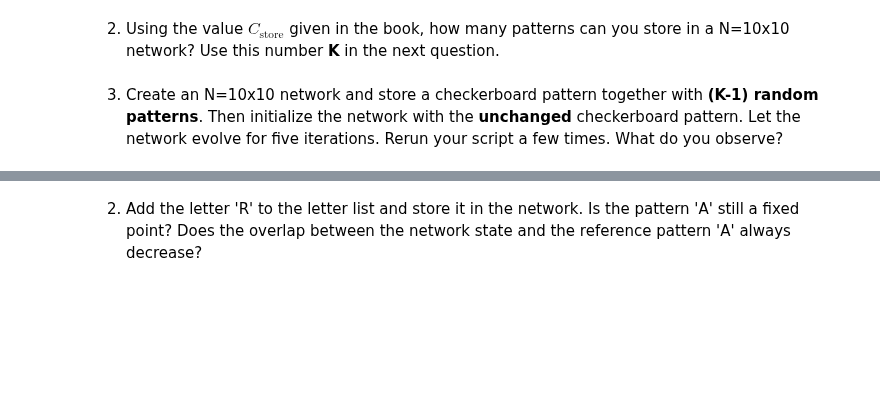
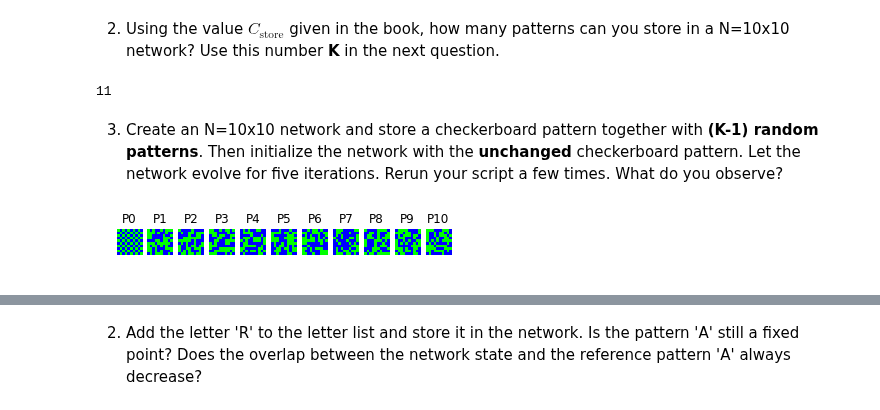
Before and after one commit to mackelab/msne-lsmlsda-2019, a Jupyter notebook: your-code/project1_NiLi/01_hopfield_network.ipynb, the cells around one changed output, grey strips where cells are left out. Cells and saved outputs as stored; diff of their text form; code cells hidden in the pictures; blank space fills up the shorter version.

```diff
--- a/your-code/project1_NiLi/01_hopfield_network.ipynb
+++ b/your-code/project1_NiLi/01_hopfield_network.ipynb
@@ -331,5 +329,26 @@ Larger networks can store more patterns. There is a theoretical limit: the capac
 1. A Hopfield network implements so called **associative** or **content-adressable** memory. Explain what this means.
 # %% [markdown]
 2. Using the value $C_\text{store}$ given in the book, how many patterns can you store in a N=10x10 network? Use this number **K** in the next question.
+# %%
+C_store = 0.138
+num_nRs = 10*10
+M_max = C_store*num_nRs
+K= int(M_max)-2
+print(K)
+# %% [output]
+11
 # %% [markdown]
 3. Create an N=10x10 network and store a checkerboard pattern together with **(K-1) random patterns**. Then initialize the network with the **unchanged** checkerboard pattern. Let the network evolve for five iterations. Rerun your script a few times. What do you observe?
+# %%
+pattern_size = 10
+hopfield_net4 = network.HopfieldNetwork(nr_neurons=pattern_size**2)
+
+factory10 = pattern_tools.PatternFactory(pattern_size, pattern_size)
+# create a checkerboard pattern and add it to the pattern list
+checkerboard = factory10.create_checkerboard()
+pattern_list4 = [checkerboard]
+# add random patterns to the list
+pattern_list4.extend(factory10.create_random_pattern_list(nr_patterns=K-1, on_probability=0.5))
+plot_tools.plot_pattern_list(pattern_list4)
+# %% [output]
+[figure, added]
```
Also changed, not shown: parts of 11 cells of this notebook.
